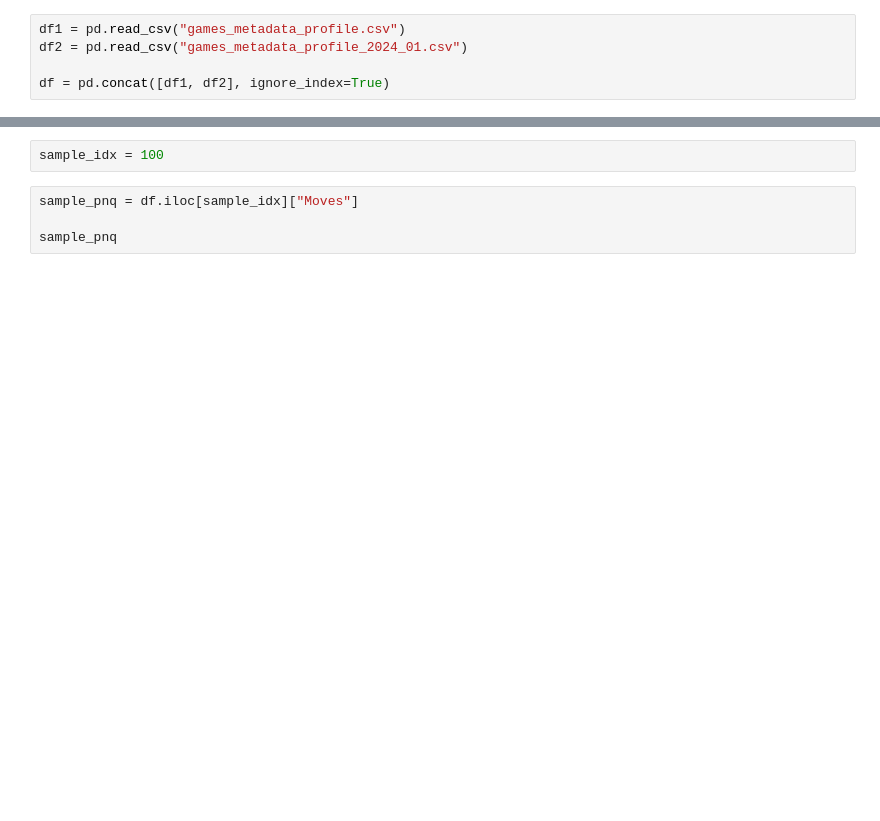
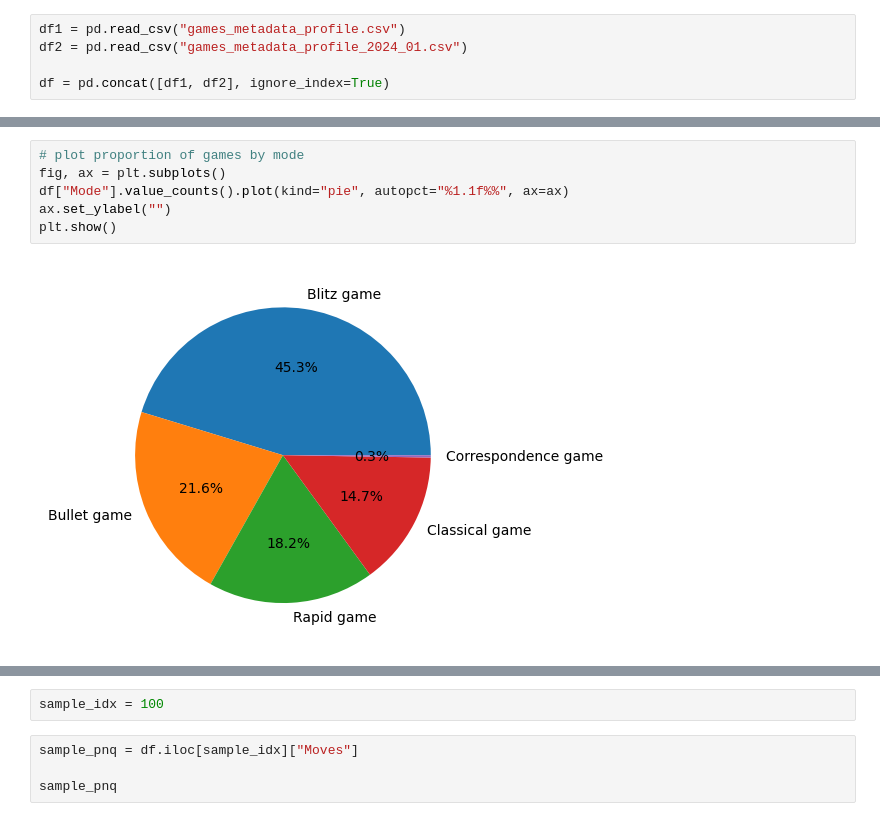
Before and after one commit to ngohiep-noob/Chess-move-recommender, a Jupyter notebook: index.ipynb, the cells around one changed output, grey strips where cells are left out. Cells and saved outputs as stored; diff of their text form; blank space fills up the shorter version.

```diff
--- a/index.ipynb
+++ b/index.ipynb
@@ -8,0 +31,8 @@ df = pd.concat([df1, df2], ignore_index=True)
+# %%
+# plot proportion of games by mode
+fig, ax = plt.subplots()
+df["Mode"].value_counts().plot(kind="pie", autopct="%1.1f%%", ax=ax)
+ax.set_ylabel("")
+plt.show()
+# %% [output]
+[figure, added]
```
Also changed, not shown: parts of 30 cells of this notebook.
